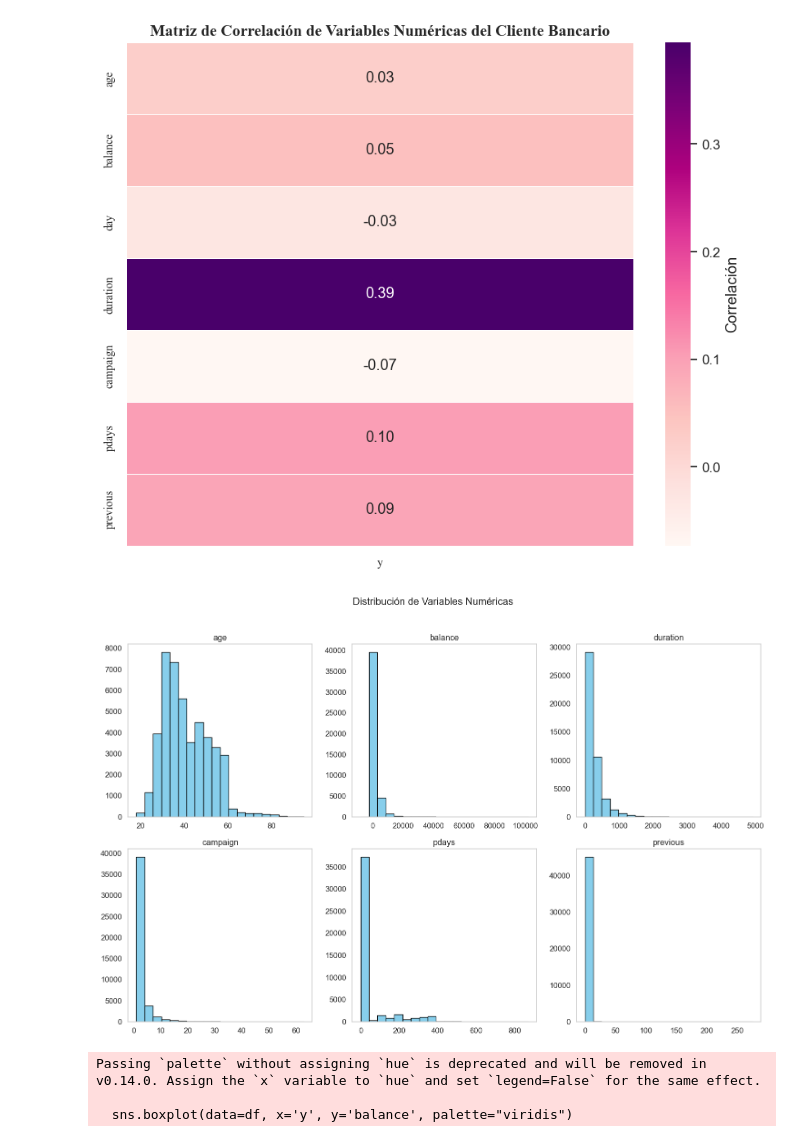
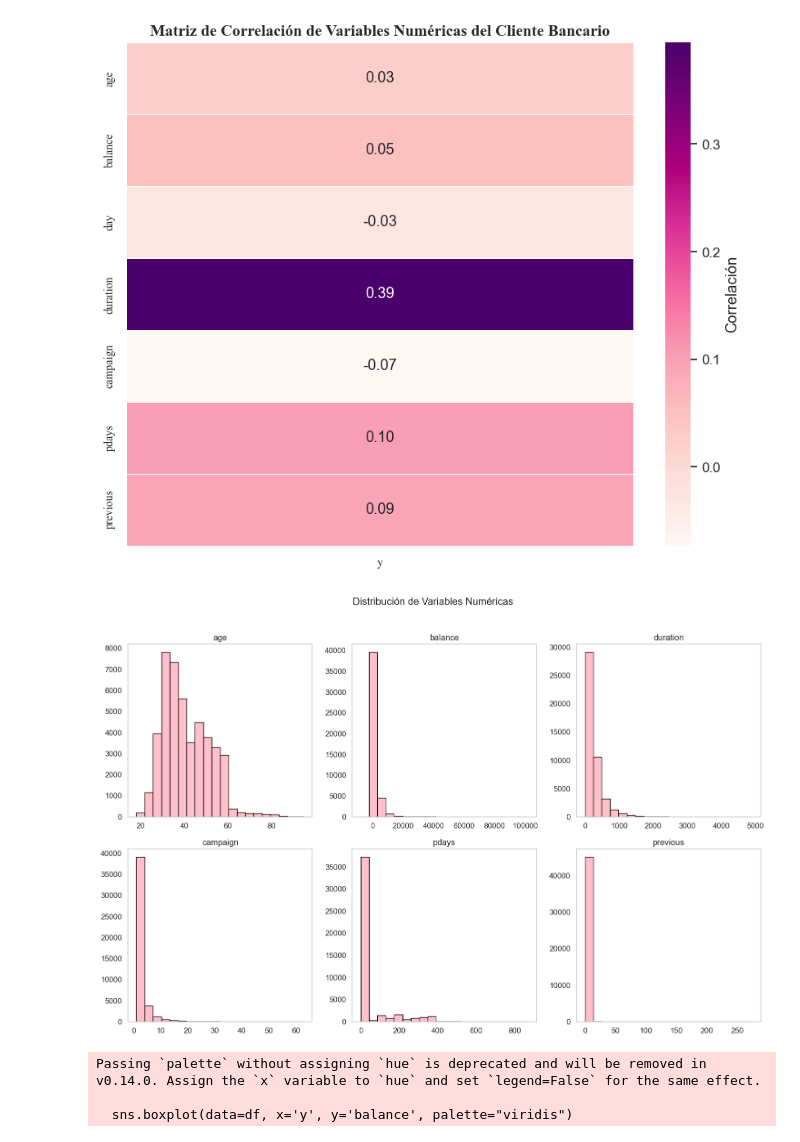
Before and after one commit to cflorido/banking-subscription-prediction, a Jupyter notebook: AnalisisDatos.ipynb, the cells around one changed output. Cells and saved outputs as stored; diff of their text form; code cells hidden in the pictures.

```diff
--- a/AnalisisDatos.ipynb
+++ b/AnalisisDatos.ipynb
@@ -279,12 +279,12 @@ plt.show()
 [figure]
 # %%
 variables = ['age', 'balance', 'duration', 'campaign', 'pdays', 'previous']
-df[variables].hist(bins=20, color='skyblue', edgecolor='black', grid=False, layout=(2, 3), figsize=(15, 10))
+df[variables].hist(bins=20, color='pink', edgecolor='black', grid=False, layout=(2, 3), figsize=(15, 10))
 plt.suptitle("Distribución de Variables Numéricas")
 plt.tight_layout(rect=[0, 0, 1, 0.96])
 plt.show()
 # %% [output]
-[figure, old version]
+[figure, new version]
 # %%
 plt.figure(figsize=(12, 8))
 sns.boxplot(data=df, x='y', y='balance', palette="viridis")
```
Also changed, not shown: parts of 4 cells of this notebook.
